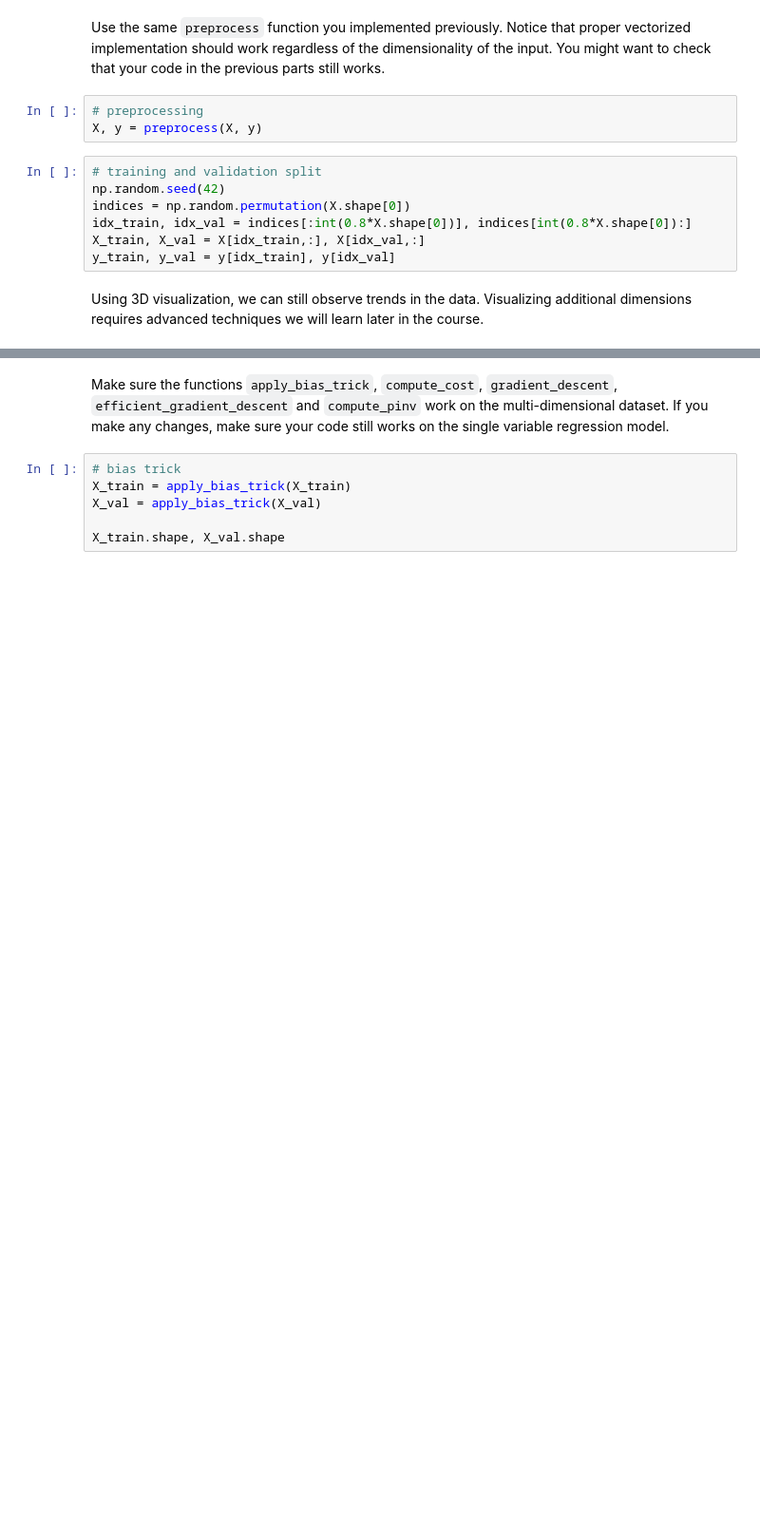
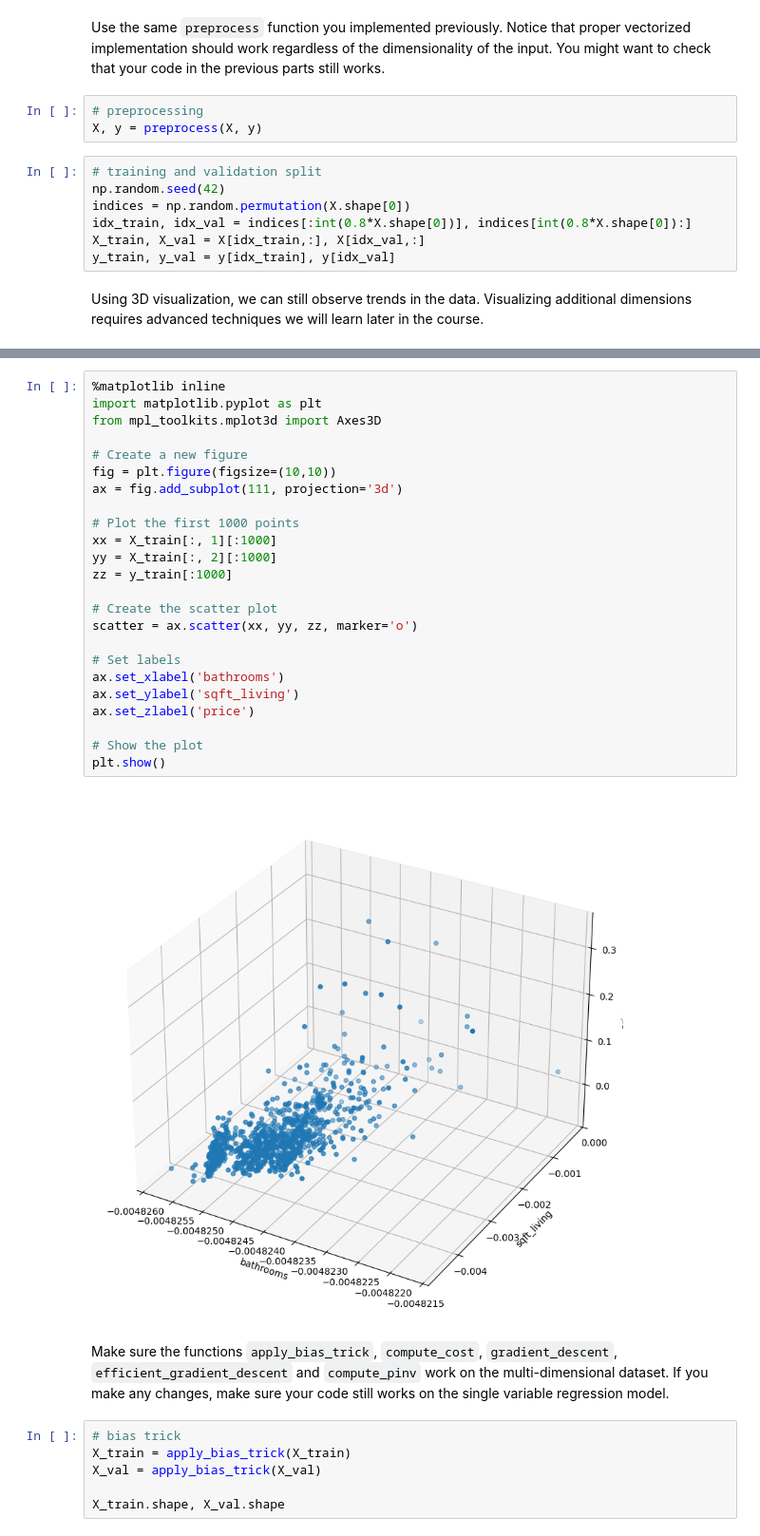
Before and after one commit to MatanSheffer/ml-course, a Jupyter notebook: hw1/hw1.ipynb, the cells around one changed output, grey strips where cells are left out. Shown at 95% size. Saved outputs shown, nothing was run; the diff lists cells and outputs as text; blank space fills up the shorter version.

```diff
--- a/hw1/hw1.ipynb
+++ b/hw1/hw1.ipynb
@@ -331,3 +343,29 @@ plt.show()
+# %%
+%matplotlib inline
+import matplotlib.pyplot as plt
+from mpl_toolkits.mplot3d import Axes3D
+
+# Create a new figure
+fig = plt.figure(figsize=(10,10))
+ax = fig.add_subplot(111, projection='3d')
+
+# Plot the first 1000 points
+xx = X_train[:, 1][:1000]
+yy = X_train[:, 2][:1000]
+zz = y_train[:1000]
+
+# Create the scatter plot
+scatter = ax.scatter(xx, yy, zz, marker='o')
+
+# Set labels
+ax.set_xlabel('bathrooms')
+ax.set_ylabel('sqft_living')
+ax.set_zlabel('price')
+
+# Show the plot
+plt.show()
+# %% [output]
+[figure, added]
 # %% [markdown]
 Make sure the functions `apply_bias_trick`, `compute_cost`, `gradient_descent`, `efficient_gradient_descent` and `compute_pinv` work on the multi-dimensional dataset. If you make any changes, make sure your code still works on the single variable regression model.
 # %%
```
Also changed, not shown: parts of 15 cells of this notebook, 1 other file.
